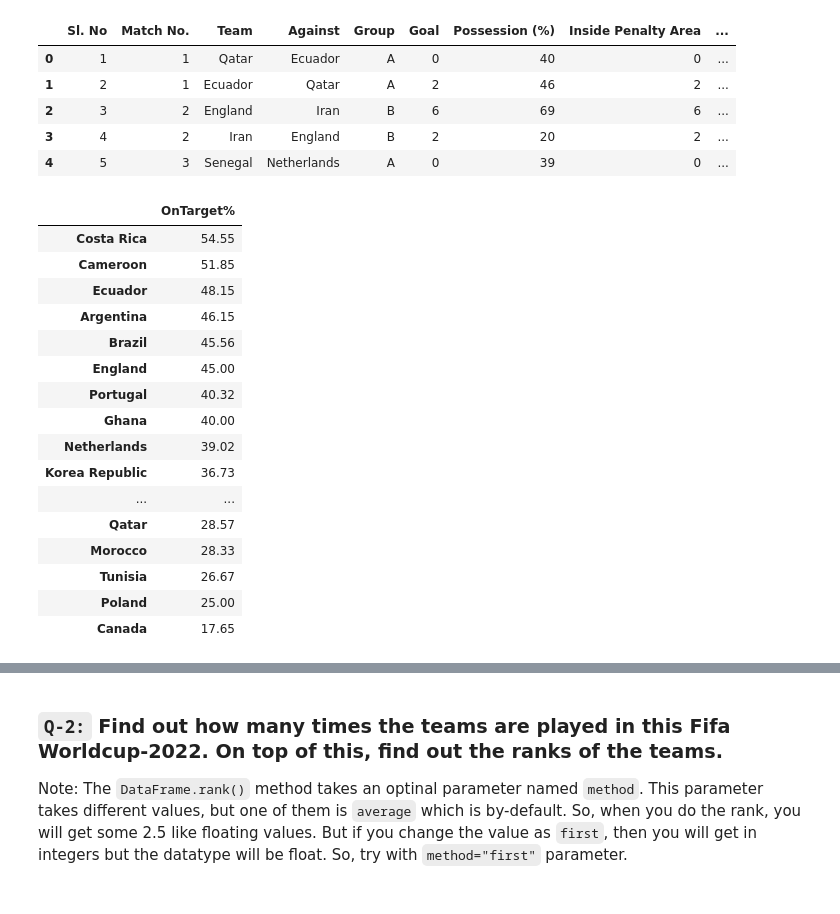
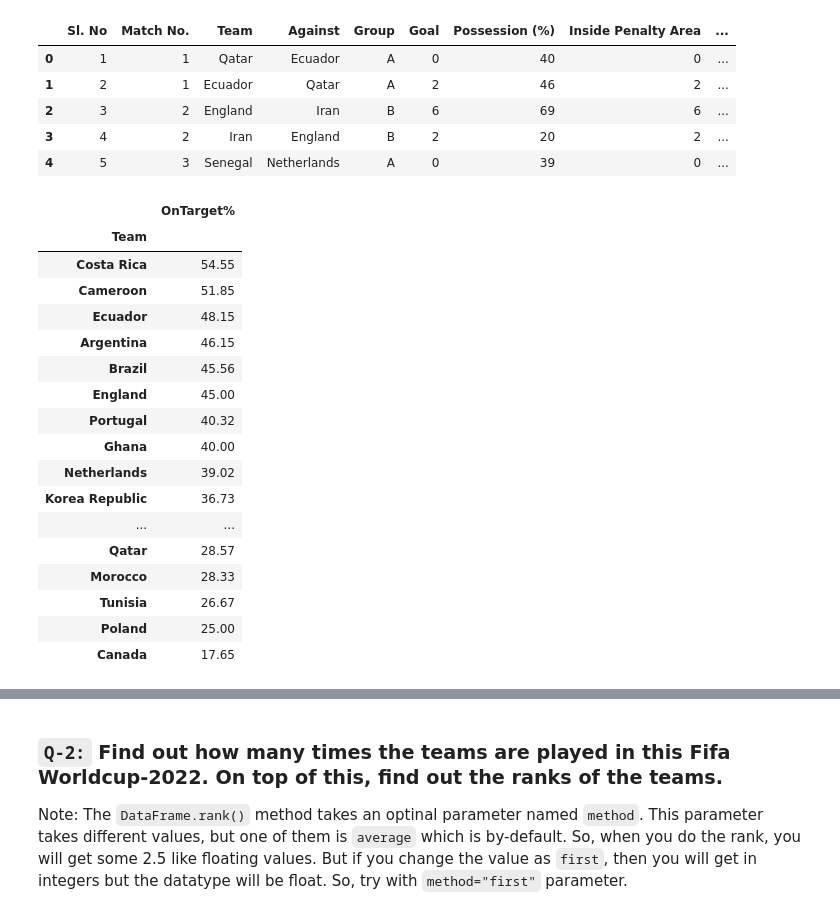
Before and after one commit to BhautikVekariya21/dsc, a Jupyter notebook: pandas/task18.ipynb, the cells around one changed output, grey strips where cells are left out. Saved outputs shown, nothing was run; the diff lists cells and outputs as text; code cells hidden in the pictures.

```diff
--- a/pandas/task18.ipynb
+++ b/pandas/task18.ipynb
@@ -83,37 +83,24 @@ df.head()
 # %%
 import pandas as pd
 
 # Load the dataset from the URL
 url = "https://docs.google.com/spreadsheets/d/e/2PACX-1vT3D_x_4DS6d51LKJ7ze1sxT5WpV5uiSVOFYHLwBiGru6vFyVv5h5-83AwFjxWYiWfCDjDAaarHAV-k/pub?gid=0&single=true&output=csv"
 df = pd.read_csv(url)
 
-# Get unique teams
-teams = df['Team'].unique()
+# Group by Team and calculate sum of Total Attempts and On Target
+team_stats = df.groupby('Team')[['Total Attempts', 'On Target']].sum()
 
-# Initialize dictionary to store on-target percentages
-on_target_percentages = {}
+# Calculate on-target percentage (avoid division by zero)
+team_stats['OnTarget%'] = (team_stats['On Target'] / team_stats['Total Attempts'] * 100).round(2)
 
-# Loop through each team
-for team in teams:
-    # Filter matches for the team
-    team_matches = df[df['Team'] == team]
-    # Sum total attempts and on-target shots
-    total_attempts = team_matches['Total Attempts'].sum()
-    on_target = team_matches['On Target'].sum()
-    # Calculate percentage (avoid division by zero)
-    if total_attempts > 0:
-        percentage = (on_target / total_attempts) * 100
-        # Round to 2 decimal places
-        on_target_percentages[team] = round(percentage, 2)
+# Sort by OnTarget% in descending order and select only the OnTarget% column
+dff = team_stats[['OnTarget%']].sort_values(by='OnTarget%', ascending=False)
 
-# Sort dictionary by percentage values (descending order)
-sorted_percentages = dict(sorted(on_target_percentages.items(), key=lambda x: x[1], reverse=True))
-
-import pandas as pd
-dff = pd.DataFrame.from_dict(sorted_percentages, orient='index', columns=['OnTarget%'])
+# Display the result
 dff
 # %% [output]
 |  | OnTarget% |
+| Team |  |
 | Costa Rica | 54.55 |
 | Cameroon | 51.85 |
 | Ecuador | 48.15 |
```
Also changed, not shown: parts of 16 cells of this notebook, 3 other files.
